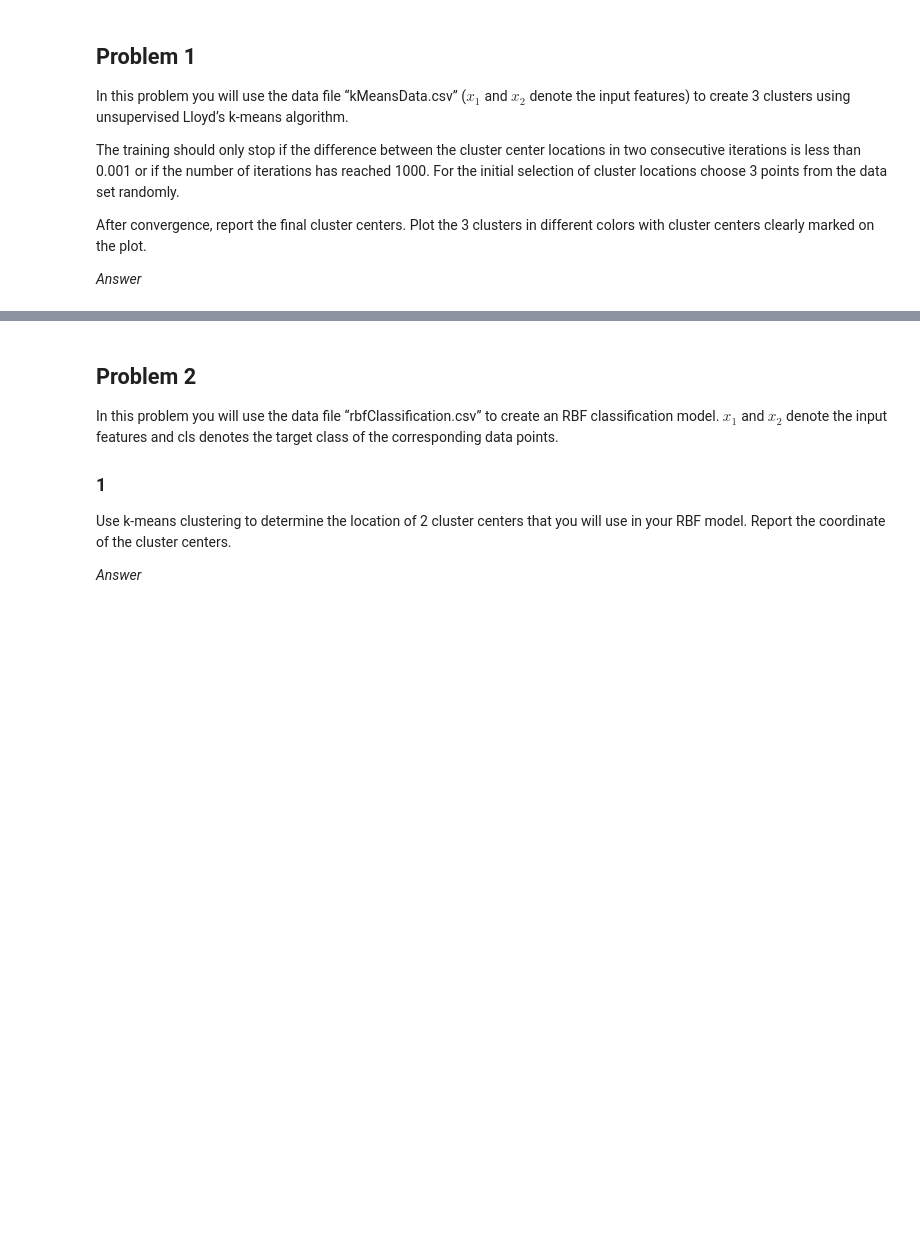
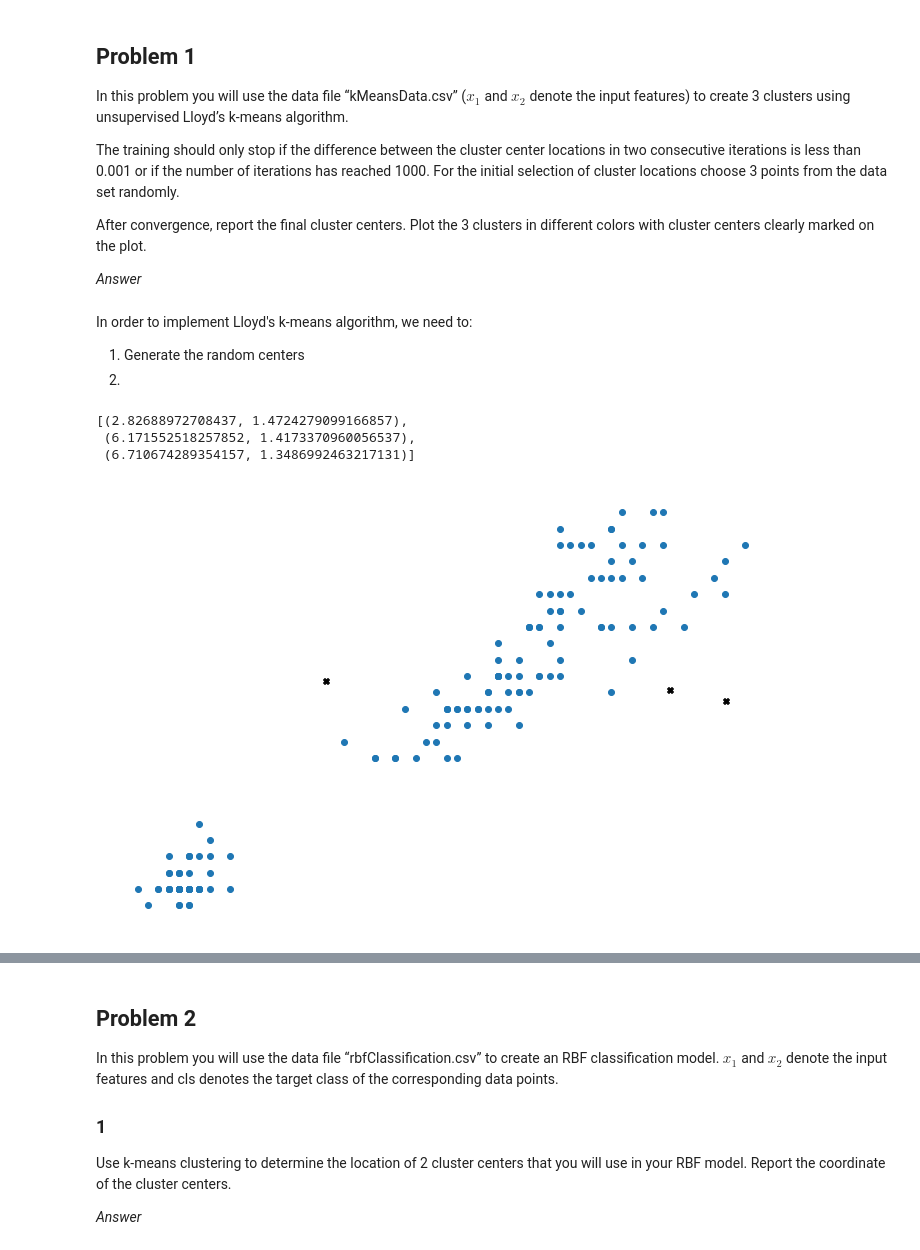
Before and after one commit to edalrami/machine-learning-hw3, a Jupyter notebook: MachineLearningHW3.ipynb, the cells around one changed output, grey strips where cells are left out. Saved outputs shown, nothing was run; the diff lists cells and outputs as text; code cells hidden in the pictures; blank space fills up the shorter version.

```diff
--- a/MachineLearningHW3.ipynb
+++ b/MachineLearningHW3.ipynb
@@ -13,3 +18,42 @@ The training should only stop if the difference between the cluster center locat
 After convergence, report the final cluster centers. Plot the 3 clusters in different colors with cluster centers clearly marked on the plot.
 
 *Answer*
+# %% [markdown]
+In order to implement Lloyd's k-means algorithm, we need to:
+1. Generate the random centers
+2.
+# %%
+df = pd.read_csv('kMeansData.csv')
+df['class'] = np.nan
+# %%
+num_centers = 3
+centers = []
+for ii in range(num_centers):
+    centers.append((
+        random.uniform(df.x1.min(),df.x1.max()),
+        random.uniform(df.x2.min(),df.x2.max())))
+centers
+# %% [output]
+[(2.82688972708437, 1.4724279099166857),
+ (6.171552518257852, 1.4173370960056537),
+ (6.710674289354157, 1.3486992463217131)]
+# %%
+def plot_clusters(classes = False):
+    fig, ax = plt.subplots(figsize = (12.0, 8.0))
+    if classes:
+        for ii in range(num_centers):
+            ax.scatter(df[df['class'] == ii].x1, df[df['class'] == ii].x2)
+    else:
+        ax.scatter(df.x1, df.x2)
+    [ax.scatter(center[0], center[1], marker='X', c='k') for center in centers]
+    ax.spines['right'].set_visible(False)
+    ax.spines['top'].set_visible(False)
+    ax.spines['bottom'].set_visible(False)
+    ax.spines['left'].set_visible(False)
+    ax.tick_params(bottom=False, left=False)
+    ax.set_yticklabels([])
+    ax.set_xticklabels([])
+    plt.show()
+plot_clusters()
+# %% [output]
+[figure, added]
```
Also changed, not shown: parts of 7 cells of this notebook.
